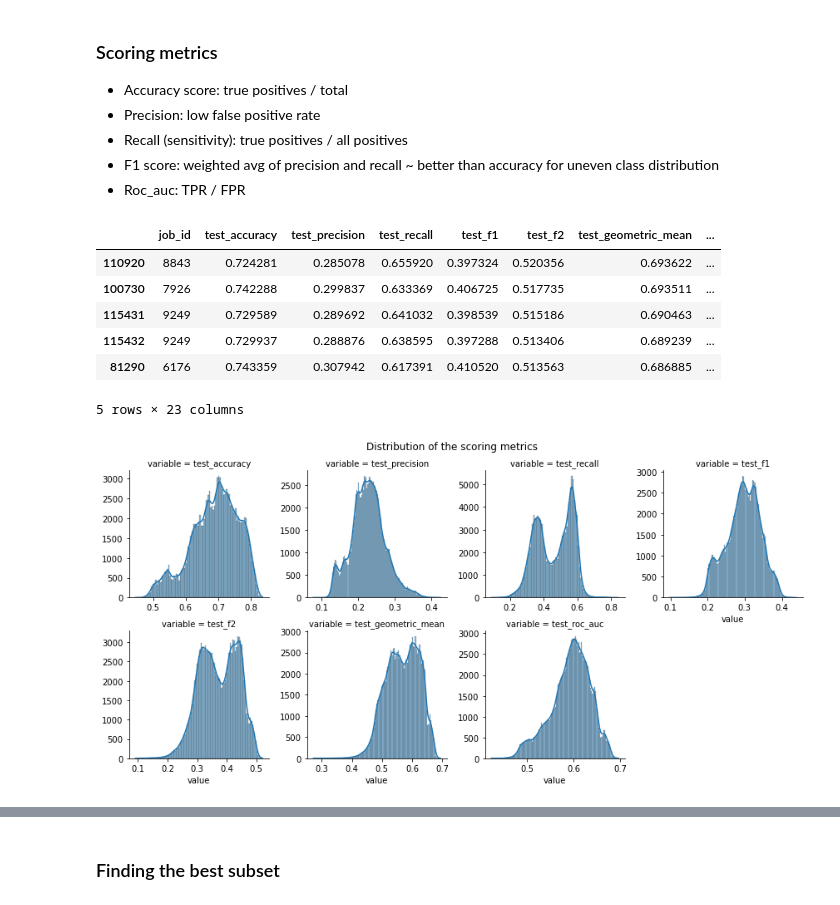
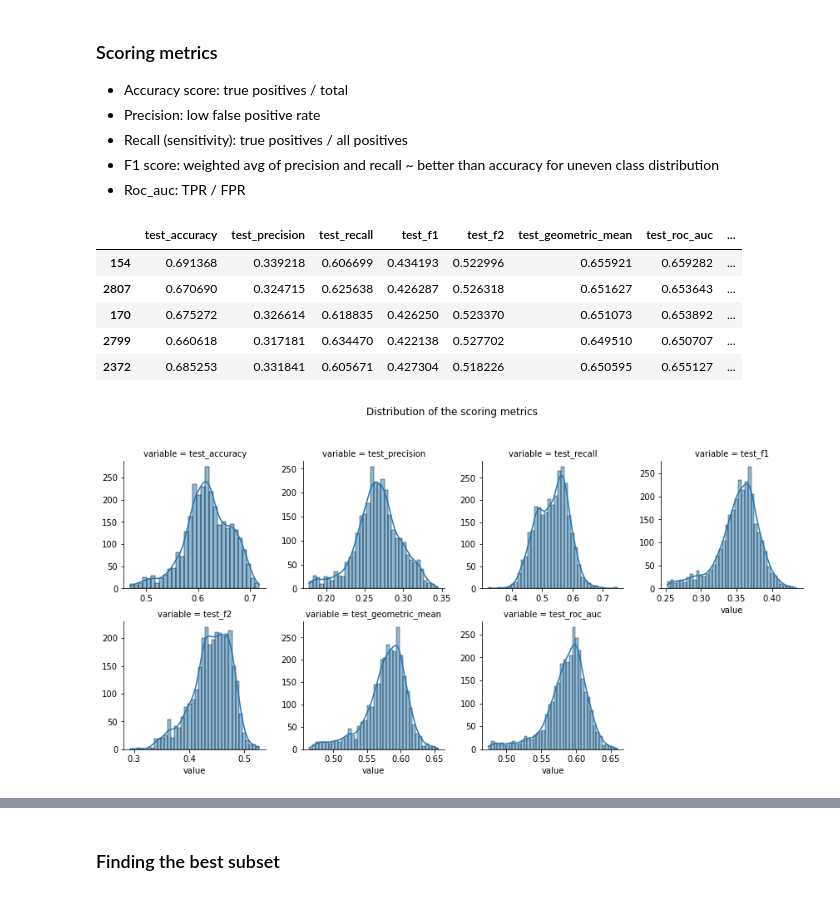
Before and after one commit to caiocrocha/SarsCov2Classifier, a Jupyter notebook: ML_results.ipynb, the cells around one changed output, grey strips where cells are left out. Drawn from its saved outputs; the diff is of its cells as text; code cells hidden in the pictures.

Commit message:
RepeatedStratifiedKFold salvou algumas linhas de codigogit pull

```diff
--- a/ML_results.ipynb
+++ b/ML_results.ipynb
@@ -45,6 +45,6 @@ docking_list = ['qvina','rfscore_qvina','plants','rfscore_plants']
 trainset = descriptors_list + docking_list
 
 # Test metrics
-scoring_metrics = ['accuracy','precision','recall','f1','f2','geometric_mean','roc_auc']
-test_metrics = ['test_'+ i for i in scoring_metrics]
-columns = [*test_metrics, 'activity_label', 'model', 'random_state'] + trainset
+scoring_metrics = ['test_accuracy','test_precision','test_recall','test_f1','test_f2',
+                   'test_geometric_mean','test_roc_auc']
+columns = ['activity_label', 'model', 'random_state', scoring_metrics] + trainset
@@ -53,37 +51,31 @@ columns = [*test_metrics, 'activity_label', 'model', 'random_state'] + trainset
 # %%
 # Read test scores and sort values
-local = False
-if local:
-    # Local computer
-    scores_data = pd.read_csv('scores_data.csv')
-else:
-    # Cluster results
-    scores_data = pd.read_csv('scores_data_cluster.csv.gz', compression='gzip')
+scores_data = pd.read_csv('scores_data_KFold.csv.gz', compression='gzip')
 
+model_list = scores_data['model'].unique()
 columns = scores_data.columns
 selected = ['test_f2', 'test_geometric_mean', 'test_roc_auc']
+test_metrics = selected + ['test_mean']
+train_metrics = [metric.replace('test', 'train') for metric in test_metrics]
 
-# Scale results
-#scores_data[test_metrics] = StandardScaler().fit_transform(scores_data[test_metrics])
 scores_data['test_mean'] = scores_data[selected].mean(axis=1)
 scores_data.sort_values('test_mean', ascending=False, inplace=True)
 scores_data.head()
 # %% [output]
-|  | job_id | test_accuracy | test_precision | test_recall | test_f1 | test_f2 | test_geometric_mean | ... |
-| 110920 | 8843 | 0.724281 | 0.285078 | 0.655920 | 0.397324 | 0.520356 | 0.693622 | ... |
-| 100730 | 7926 | 0.742288 | 0.299837 | 0.633369 | 0.406725 | 0.517735 | 0.693511 | ... |
-| 115431 | 9249 | 0.729589 | 0.289692 | 0.641032 | 0.398539 | 0.515186 | 0.690463 | ... |
-| 115432 | 9249 | 0.729937 | 0.288876 | 0.638595 | 0.397288 | 0.513406 | 0.689239 | ... |
-| 81290 | 6176 | 0.743359 | 0.307942 | 0.617391 | 0.410520 | 0.513563 | 0.686885 | ... |
+|  | test_accuracy | test_precision | test_recall | test_f1 | test_f2 | test_geometric_mean | test_roc_auc | ... |
+| 154 | 0.691368 | 0.339218 | 0.606699 | 0.434193 | 0.522996 | 0.655921 | 0.659282 | ... |
+| 2807 | 0.670690 | 0.324715 | 0.625638 | 0.426287 | 0.526318 | 0.651627 | 0.653643 | ... |
+| 170 | 0.675272 | 0.326614 | 0.618835 | 0.426250 | 0.523370 | 0.651073 | 0.653892 | ... |
+| 2799 | 0.660618 | 0.317181 | 0.634470 | 0.422138 | 0.527702 | 0.649510 | 0.650707 | ... |
+| 2372 | 0.685253 | 0.331841 | 0.605671 | 0.427304 | 0.518226 | 0.650595 | 0.655127 | ... |
-5 rows × 23 columns
 # %%
-tmp = pd.melt(scores_data, value_vars=test_metrics)
+tmp = pd.melt(scores_data, value_vars=scoring_metrics)
 g = sns.FacetGrid(data=tmp, col='variable', col_wrap=4, sharex=False, sharey=False)
 del tmp
 g.map(sns.histplot, 'value', kde=True)
 plt.subplots_adjust(top=0.9)
-g.fig.suptitle('Distribution of the scoring metrics')
+g.fig.suptitle('Distribution of the scoring metrics', y=1.05)
 plt.show()
 # %% [output]
-[figure, old version]
+[figure, new version]
 # %%
```
Also changed, not shown: parts of 44 cells of this notebook, 17 other files.
